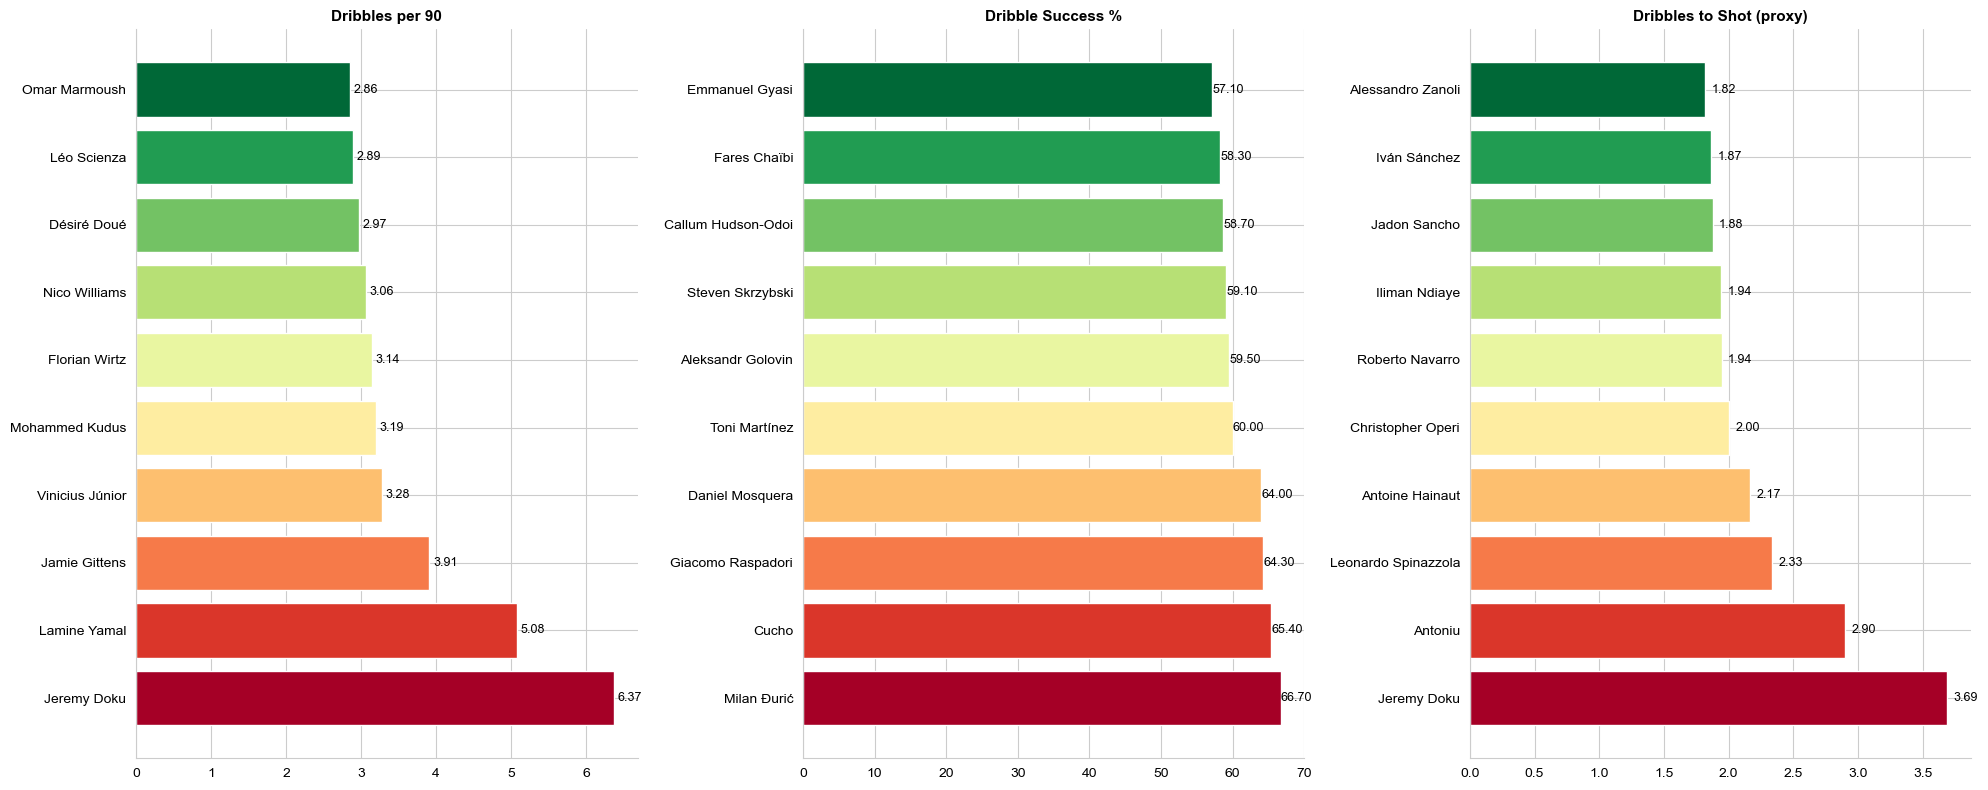
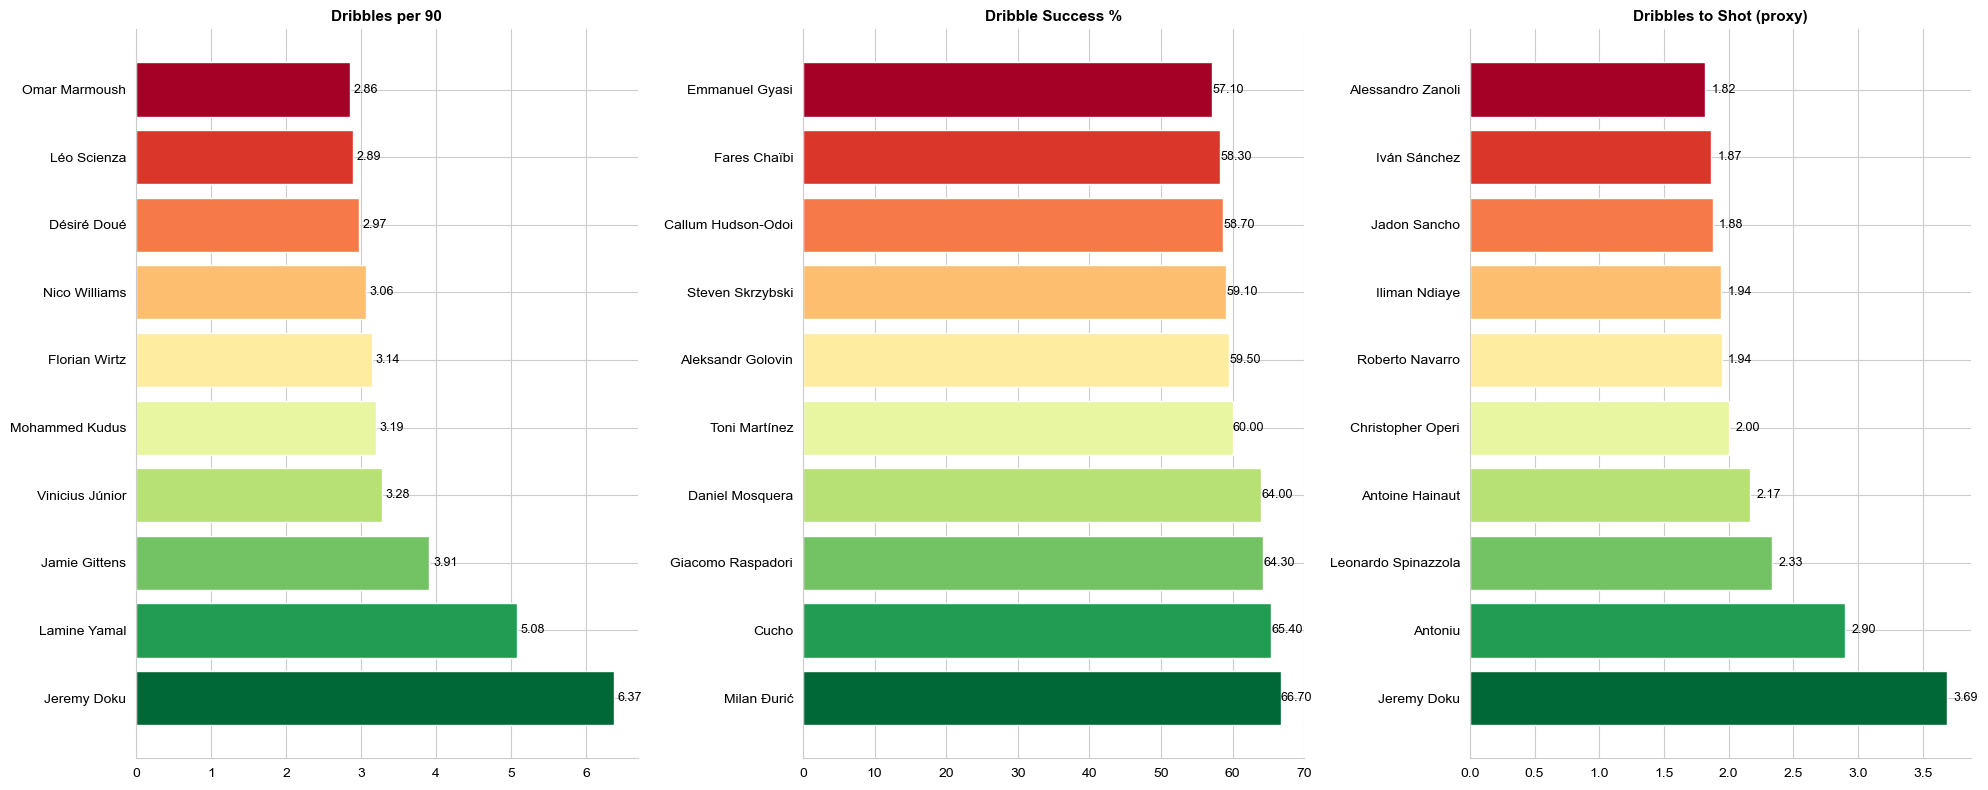
The change to this notebook cell's code, shown as a diff; its figure went from the first image to the second:
--- before
+++ after
@@ -11,5 +11,5 @@
     ax = axes[i]
     top10 = wingers.nlargest(10, col)[['Player', col]].reset_index(drop=True)
-    colors = plt.cm.RdYlGn(np.linspace(0, 1, len(top10)))
+    colors = plt.cm.RdYlGn(np.linspace(1, 0, len(top10)))
     bars = ax.barh(top10['Player'], top10[col], color=colors)
 

Commit: change some colors